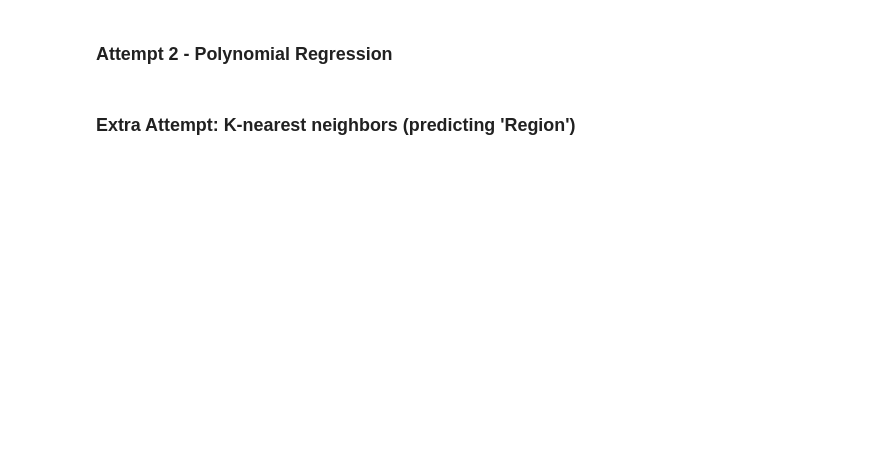
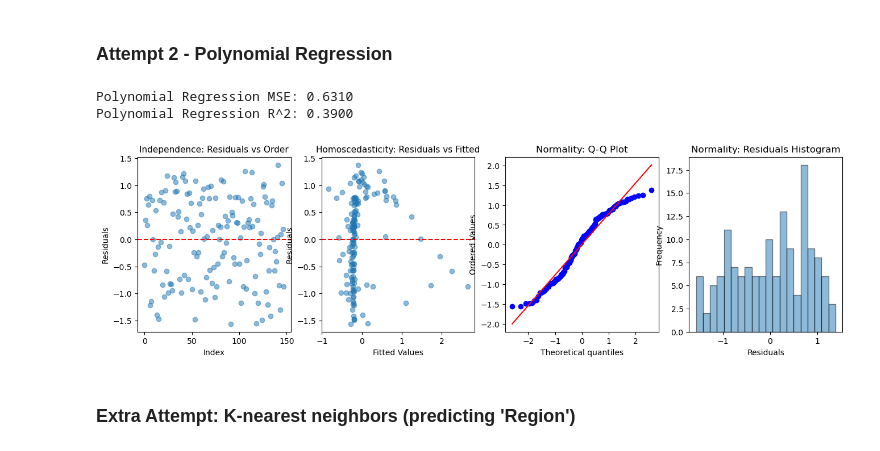
Before and after one commit to c0linhu1/Analyzing-Global-Well-Being-Through-Economic-and-Political-Indicators, a Jupyter notebook: PHASES/PHASE3.ipynb, the cells around one changed output. Saved outputs shown, nothing was run; the diff lists cells and outputs as text; code cells hidden in the pictures; blank space fills up the shorter version.

```diff
--- a/PHASES/PHASE3.ipynb
+++ b/PHASES/PHASE3.ipynb
@@ -165,4 +165,63 @@ R^2: 0.4653
 # %% [markdown]
 ### Attempt 2 - Polynomial Regression
+# %%
+X = df[['NY.GNP.PCAP.CD', 'MS.MIL.XPND.GD.ZS', 'SP.POP.TOTL']]
+y = df['VA.EST']
+
+# the 'LinearRegression' function already introduces bias column
+poly = PolynomialFeatures(degree=2, include_bias=False)
+X_poly = poly.fit_transform(X)
+
+X_train, X_test, y_train, y_test = train_test_split(X_poly, y, test_size=0.2, random_state=8)
+
+model = LinearRegression()
+model.fit(X_train, y_train)
+
+# get predictions on test set
+y_pred_test = model.predict(X_test)
+
+mse = mean_squared_error(y_test, y_pred_test)
+r2 = r2_score(y_test, y_pred_test)
+
+print(f"Polynomial Regression MSE: {mse:.4f}")
+print(f"Polynomial Regression R^2: {r2:.4f}")
+
+y_pred = model.predict(X_poly)
+residuals = y - y_pred
+
+fig, axes = plt.subplots(1, 4, figsize = (16, 4))
+
+# independence - residuals vs order
+axes[0].scatter(range(len(residuals)), residuals, alpha = 0.5)
+axes[0].axhline(0, color = 'red', linestyle='--')
+axes[0].set_title('Independence: Residuals vs Order', size = 11)
+axes[0].set_xlabel('Index')
+axes[0].set_ylabel('Residuals')
+
+# Residuals vs Fitted
+axes[1].scatter(y_pred, residuals, alpha = 0.5)
+axes[1].axhline(0, color = 'red', linestyle = '--')
+axes[1].set_title('Homoscedasticity: Residuals vs Fitted', size = 11)
+axes[1].set_xlabel('Fitted Values')
+axes[1].set_ylabel('Residuals')
+
+# Q-Q plot (Normality)
+probplot(residuals, dist="norm", plot=axes[2])
+axes[2].set_title('Normality: Q-Q Plot')
+
+# Histogram of residuals (normality)
+axes[3].hist(residuals, bins=20, edgecolor='black', alpha=0.5)
+axes[3].set_title('Normality: Residuals Histogram')
+axes[3].set_xlabel('Residuals')
+axes[3].set_ylabel('Frequency')
+
+
+
+plt.tight_layout
+plt.show()
+# %% [output]
+Polynomial Regression MSE: 0.6310
+Polynomial Regression R^2: 0.3900
+[figure, added]
 # %% [markdown]
 ### Extra Attempt: K-nearest neighbors (predicting **'Region'**)
```
Also changed, not shown: parts of 8 cells of this notebook.
